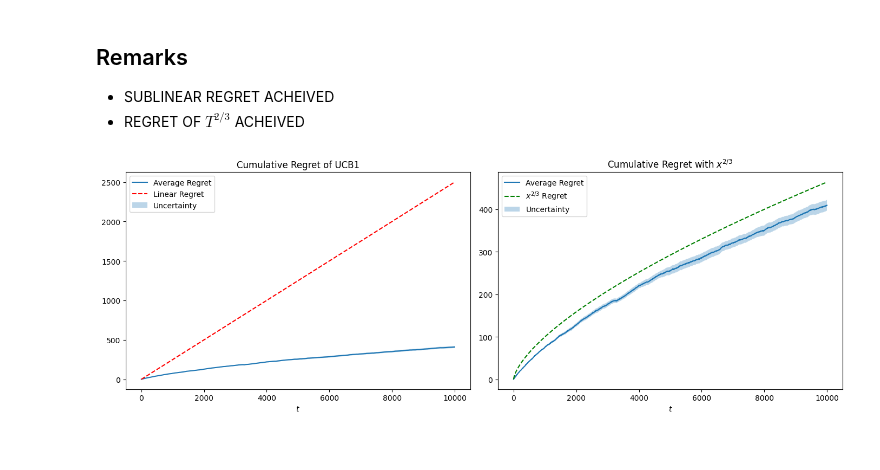
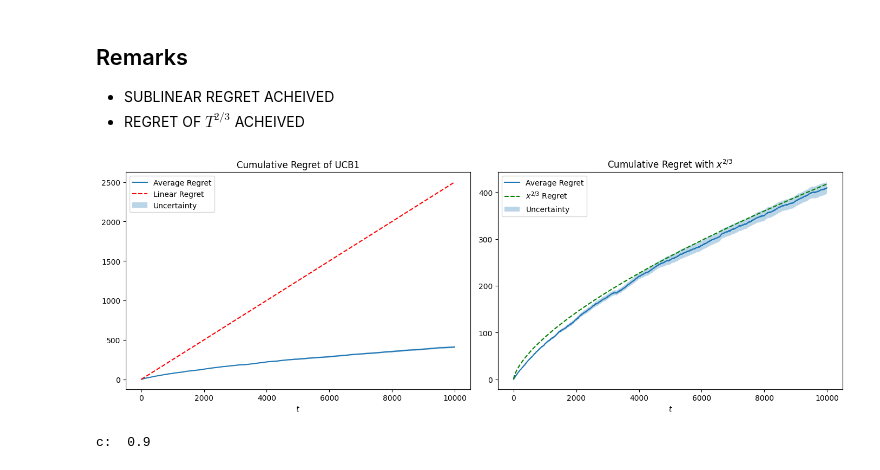
Before and after one commit to matteopasqual02/OLA-2025-project, a Jupyter notebook: R1.1_Single_product_and_stochastic_environment_no_budget.ipynb, the cells around one changed output. Cells and saved outputs as stored; diff of their text form; code cells hidden in the pictures.

```diff
--- a/R1.1_Single_product_and_stochastic_environment_no_budget.ipynb
+++ b/R1.1_Single_product_and_stochastic_environment_no_budget.ipynb
@@ -150,32 +150,37 @@ axs[0].set_title('Cumulative Regret of UCB1')
 linear_regret = np.arange(T) * (expected_clairvoyant_reward / T)
 axs[0].plot(np.arange(T), linear_regret, label='Linear Regret', linestyle='--', color='red')
 
 axs[0].fill_between(np.arange(T),
                     average_regret - regret_std / np.sqrt(n_trials),
                     average_regret + regret_std / np.sqrt(n_trials),
                     alpha=0.3,
                     label='Uncertainty')
 
 axs[0].set_xlabel('$t$')
 axs[0].legend()
 
 # Second subplot: Cumulative regret with x^(2/3) line
 axs[1].plot(np.arange(T), average_regret, label='Average Regret')
 axs[1].set_title('Cumulative Regret with $x^{2/3}$')
 
-x_2_3_regret = np.arange(T) ** (2/3)
+c=0.9
+x_2_3_regret = np.arange(T) ** (2/3) * c
 axs[1].plot(np.arange(T), x_2_3_regret, label='$x^{2/3}$ Regret', linestyle='--', color='green')
 
 axs[1].fill_between(np.arange(T),
                     average_regret - regret_std / np.sqrt(n_trials),
                     average_regret + regret_std / np.sqrt(n_trials),
                     alpha=0.3,
                     label='Uncertainty')
 
 axs[1].set_xlabel('$t$')
 axs[1].legend()
 
 plt.tight_layout()
 plt.show()
 # %% [output]
-[figure, old version]
+[figure, new version]
+# %%
+print("c: ", c)
+# %% [output]
+c:  0.9
```
Also changed, not shown: 2 other files.
